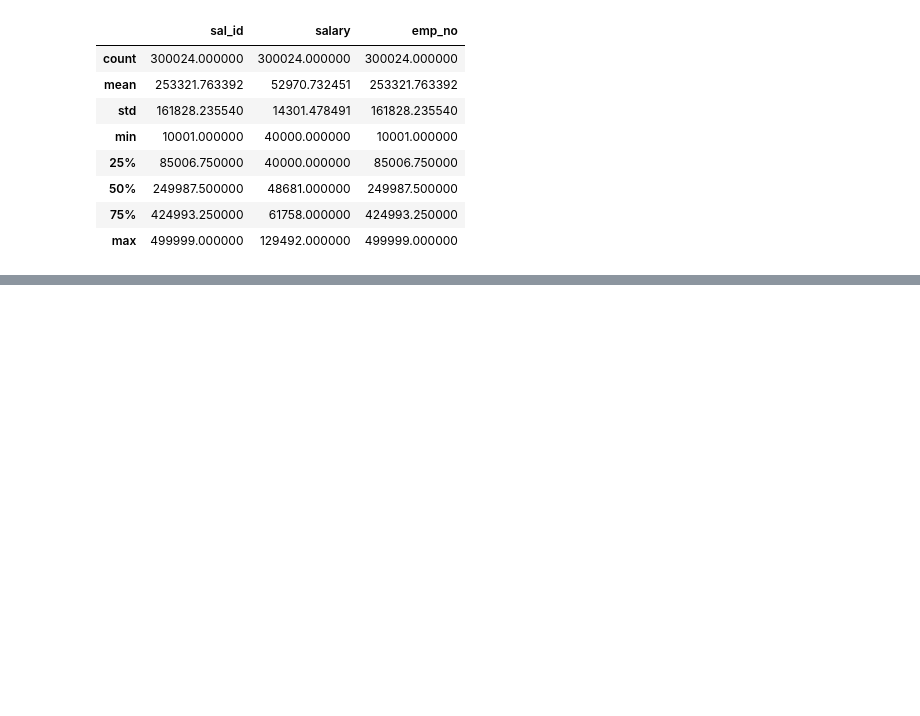
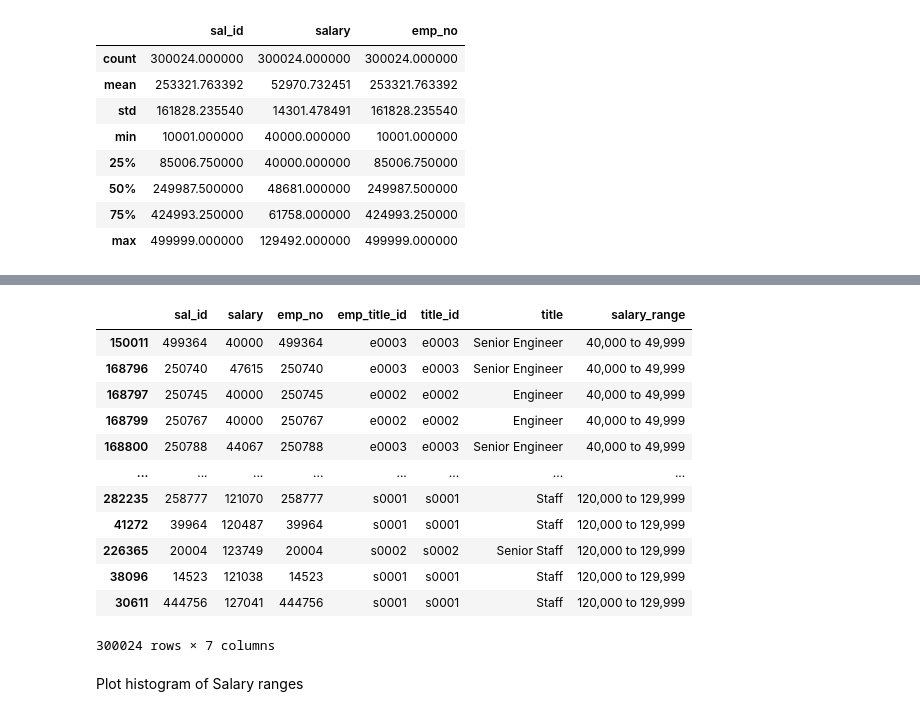
Before and after one commit to ShonaCritch/SQL-Challenge, a Jupyter notebook: EmployeeSQL/SQLAlchemy_Analysis.ipynb, the cells around one changed output, grey strips where cells are left out. Cells and saved outputs as stored; diff of their text form; code cells hidden in the pictures; blank space fills up the shorter version.

```diff
--- a/EmployeeSQL/SQLAlchemy_Analysis.ipynb
+++ b/EmployeeSQL/SQLAlchemy_Analysis.ipynb
@@ -130,0 +143,20 @@ group_labels = ["0 to 10k", "10k to 20k", "20k to 30k", "30k to 40k", "40k to 50
+# %%
+#sort df by salary range
+df_sal_range = df.sort_values("salary_range")
+df_sal_range
+# %% [output]
+|  | sal_id | salary | emp_no | emp_title_id | title_id | title | salary_range |
+| 150011 | 499364 | 40000 | 499364 | e0003 | e0003 | Senior Engineer | 40,000 to 49,999 |
+| 168796 | 250740 | 47615 | 250740 | e0003 | e0003 | Senior Engineer | 40,000 to 49,999 |
+| 168797 | 250745 | 40000 | 250745 | e0002 | e0002 | Engineer | 40,000 to 49,999 |
+| 168799 | 250767 | 40000 | 250767 | e0002 | e0002 | Engineer | 40,000 to 49,999 |
+| 168800 | 250788 | 44067 | 250788 | e0003 | e0003 | Senior Engineer | 40,000 to 49,999 |
+| ... | ... | ... | ... | ... | ... | ... | ... |
+| 282235 | 258777 | 121070 | 258777 | s0001 | s0001 | Staff | 120,000 to 129,999 |
+| 41272 | 39964 | 120487 | 39964 | s0001 | s0001 | Staff | 120,000 to 129,999 |
+| 226365 | 20004 | 123749 | 20004 | s0002 | s0002 | Senior Staff | 120,000 to 129,999 |
+| 38096 | 14523 | 121038 | 14523 | s0001 | s0001 | Staff | 120,000 to 129,999 |
+| 30611 | 444756 | 127041 | 444756 | s0001 | s0001 | Staff | 120,000 to 129,999 |
+300024 rows × 7 columns
+# %% [markdown]
+Plot histogram of Salary ranges
```
Also changed, not shown: parts of 20 cells of this notebook.
